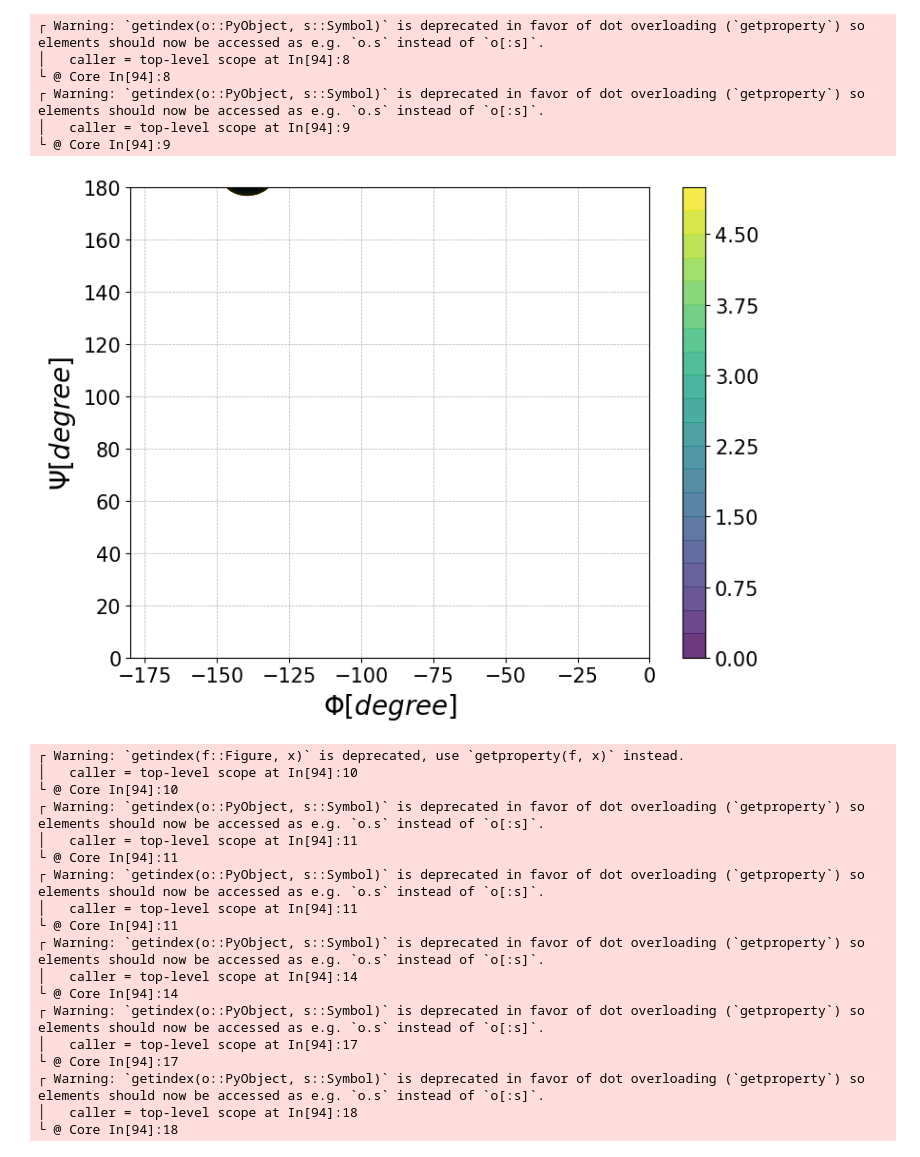
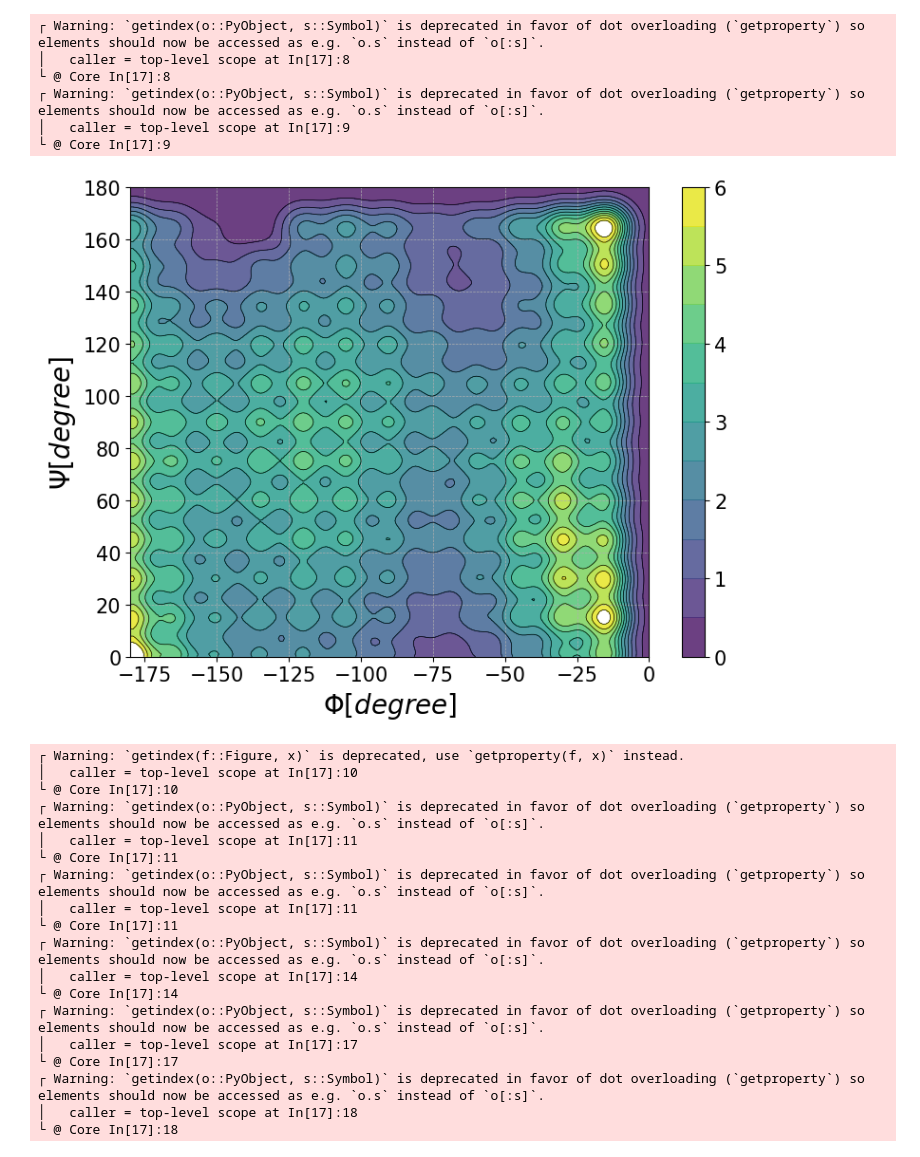
Before and after one commit to matsunagalab/MDToolbox.jl, a Jupyter notebook: notebook/dimention/LinearRegression.ipynb, the cells around one changed output. Drawn from its saved outputs; the diff is of its cells as text; code cells hidden in the pictures.

```diff
--- a/notebook/dimention/LinearRegression.ipynb
+++ b/notebook/dimention/LinearRegression.ipynb
@@ -21,7 +21,7 @@ ENV["COLUMNS"] = 110; #display width for MDToolbox
 # %%
 # setup constants
 KBT = KB_kcalpermol*300.0
-sigma = 30.0
+sigma = 6.0
 sigma_matrix = (sigma^2) * Matrix{Float64}(I, 2, 2)
 # %% [output]
 2×2 Array{Float64,2}:
@@ -210,4 +132,6 @@ include("PotentialOfMeanForce.jl")
 
 pmf = calc_potential_of_mean_force(umbrella_centers, bin_centers, weight, sigma_matrix)
 pmf = reshape(pmf, size(bin_phi_edge, 1), size(bin_psi_edge, 1))
+pmf = pmf .* KBT
+pmf = pmf .- minimum(pmf)
 # %% [output]
@@ -251,48 +155,48 @@ pmf = pmf .- minimum(pmf)
 # %%
 # 図示
 fig, ax = subplots(figsize=(8, 6));
 meshgrid(x, y) = (repeat(x', length(y), 1), repeat(y, 1, length(x)));
 grid_x = -180:1:0;
 grid_y = 180:-1:0;
 X, Y = meshgrid(grid_x, grid_y);
-levels = 0:0.25:5.0;
+levels = 0:0.5:6.0;
 ax[:contour](X, Y, pmf, levels, colors="black", alpha=1.0, linewidths=0.5);
 pos = ax[:contourf](X, Y, pmf, levels, alpha=0.8, cmap=get_cmap("viridis")) # colormaps: viridis, plasma, inferno, magma, jet, hsv, terrain
 cbar = fig[:colorbar](pos, ax=ax);
 cbar[:ax][:tick_params](labelsize=15);
 xlabel(L"\Phi [degree]",fontsize=20);
 ylabel(L"\Psi [degree]",fontsize=20);
 
 # detailed options (not necessary, just for reference)
 ax[:set](xlim=[-180, 0], ylim=[0, 180]);
 ax[:tick_params](axis="both", which="major",labelsize=15);
 ax[:grid](linestyle="--", linewidth=0.5);
 tight_layout();
 
 savefig("free_energy_surface2.png", dpi=350, bbox_inches="tight");
 # %% [output]
 ┌ Warning: `getindex(o::PyObject, s::Symbol)` is deprecated in favor of dot overloading (`getproperty`) so elements should now be accessed as e.g. `o.s` instead of `o[:s]`.
-│   caller = top-level scope at In[94]:8
-└ @ Core In[94]:8
+│   caller = top-level scope at In[17]:8
+└ @ Core In[17]:8
 ┌ Warning: `getindex(o::PyObject, s::Symbol)` is deprecated in favor of dot overloading (`getproperty`) so elements should now be accessed as e.g. `o.s` instead of `o[:s]`.
-│   caller = top-level scope at In[94]:9
-└ @ Core In[94]:9
+│   caller = top-level scope at In[17]:9
+└ @ Core In[17]:9
-[figure, old version]
+[figure, new version]
 ┌ Warning: `getindex(f::Figure, x)` is deprecated, use `getproperty(f, x)` instead.
-│   caller = top-level scope at In[94]:10
-└ @ Core In[94]:10
+│   caller = top-level scope at In[17]:10
+└ @ Core In[17]:10
 ┌ Warning: `getindex(o::PyObject, s::Symbol)` is deprecated in favor of dot overloading (`getproperty`) so elements should now be accessed as e.g. `o.s` instead of `o[:s]`.
-│   caller = top-level scope at In[94]:11
-└ @ Core In[94]:11
+│   caller = top-level scope at In[17]:11
+└ @ Core In[17]:11
 ┌ Warning: `getindex(o::PyObject, s::Symbol)` is deprecated in favor of dot overloading (`getproperty`) so elements should now be accessed as e.g. `o.s` instead of `o[:s]`.
-│   caller = top-level scope at In[94]:11
-└ @ Core In[94]:11
+│   caller = top-level scope at In[17]:11
+└ @ Core In[17]:11
 ┌ Warning: `getindex(o::PyObject, s::Symbol)` is deprecated in favor of dot overloading (`getproperty`) so elements should now be accessed as e.g. `o.s` instead of `o[:s]`.
-│   caller = top-level scope at In[94]:14
-└ @ Core In[94]:14
+│   caller = top-level scope at In[17]:14
+└ @ Core In[17]:14
 ┌ Warning: `getindex(o::PyObject, s::Symbol)` is deprecated in favor of dot overloading (`getproperty`) so elements should now be accessed as e.g. `o.s` instead of `o[:s]`.
-│   caller = top-level scope at In[94]:17
-└ @ Core In[94]:17
+│   caller = top-level scope at In[17]:17
+└ @ Core In[17]:17
 ┌ Warning: `getindex(o::PyObject, s::Symbol)` is deprecated in favor of dot overloading (`getproperty`) so elements should now be accessed as e.g. `o.s` instead of `o[:s]`.
-│   caller = top-level scope at In[94]:18
-└ @ Core In[94]:18
+│   caller = top-level scope at In[17]:18
+└ @ Core In[17]:18
```
Also changed, not shown: parts of 11 cells of this notebook, 4 other files.
